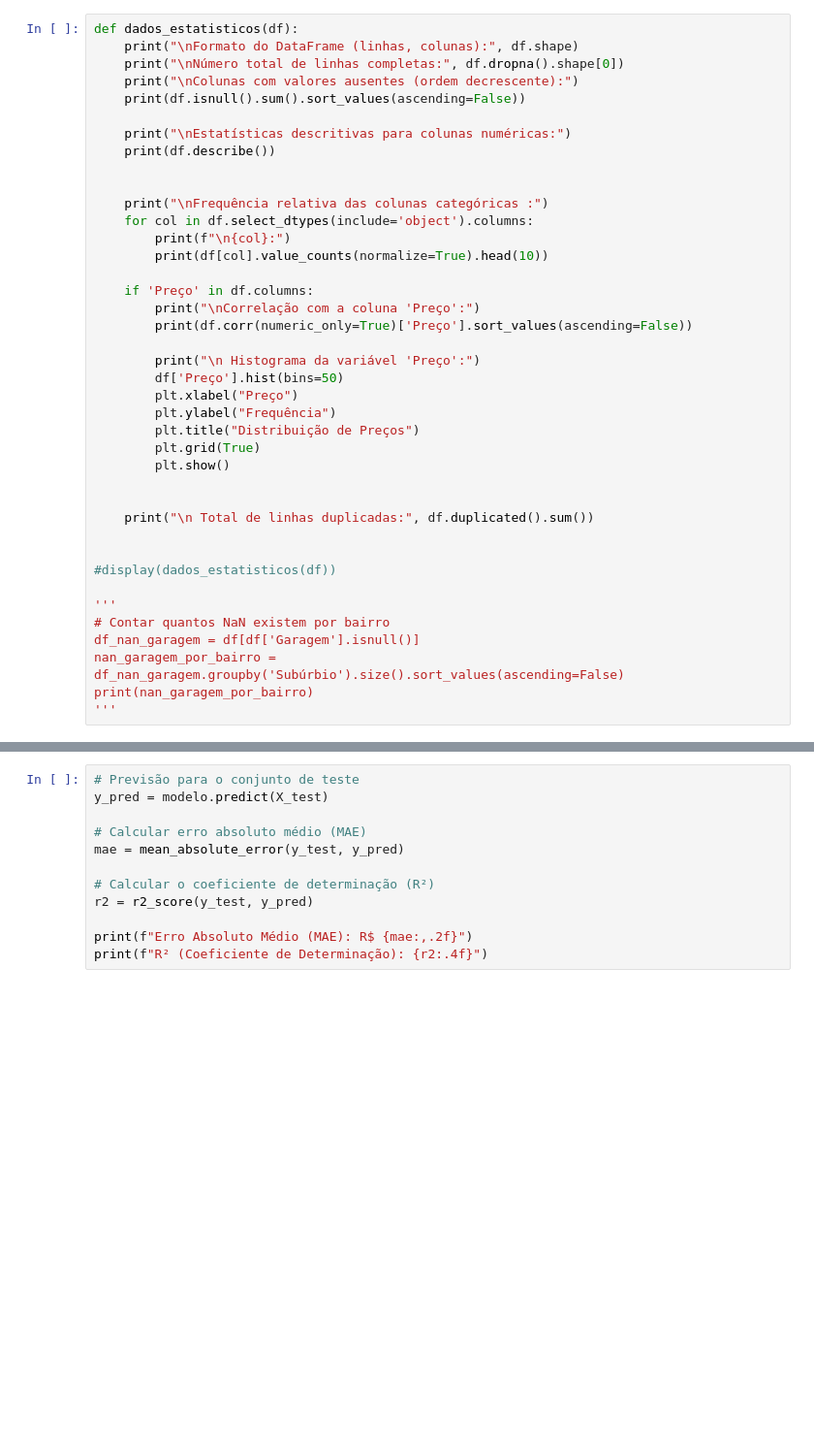
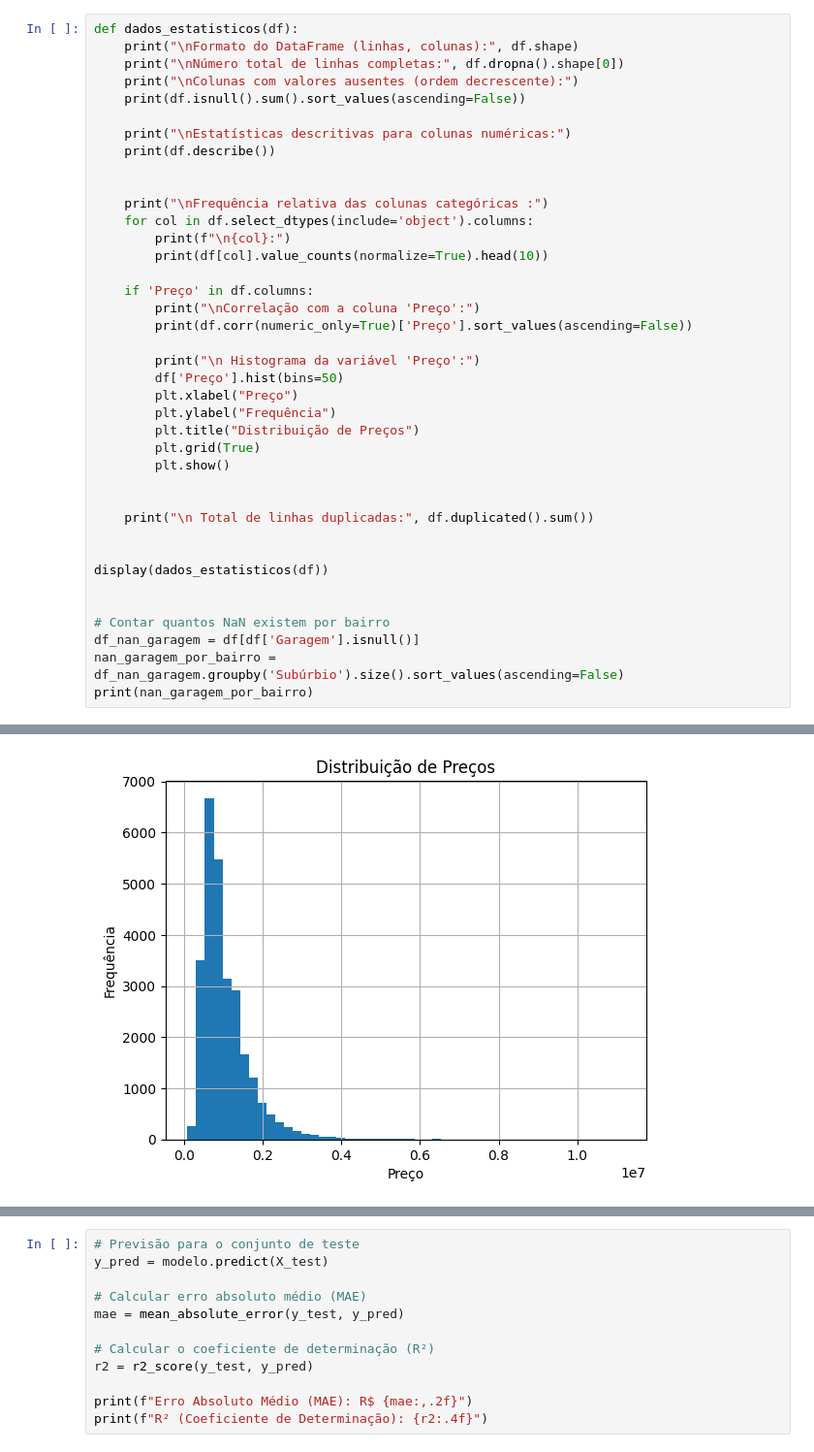
Before and after one commit to DanielFilho16/IA, a Jupyter notebook: src/dados.ipynb, the cells around one changed output, grey strips where cells are left out. Shown: that part at 97% size. Cells and saved outputs as stored; diff of their text form; blank space fills up the shorter version.

```diff
--- a/src/dados.ipynb
+++ b/src/dados.ipynb
@@ -81,12 +89,11 @@ def dados_estatisticos(df):
     print("\n Total de linhas duplicadas:", df.duplicated().sum())
 
 
-#display(dados_estatisticos(df))
+display(dados_estatisticos(df))
 
-'''
+
 # Contar quantos NaN existem por bairro
 df_nan_garagem = df[df['Garagem'].isnull()]
 nan_garagem_por_bairro = df_nan_garagem.groupby('Subúrbio').size().sort_values(ascending=False)
 print(nan_garagem_por_bairro)
-'''
 # %% [output]
@@ -93,0 +117 @@ print(nan_garagem_por_bairro)
+[figure, added]
```
Also changed, not shown: parts of 7 cells of this notebook.
